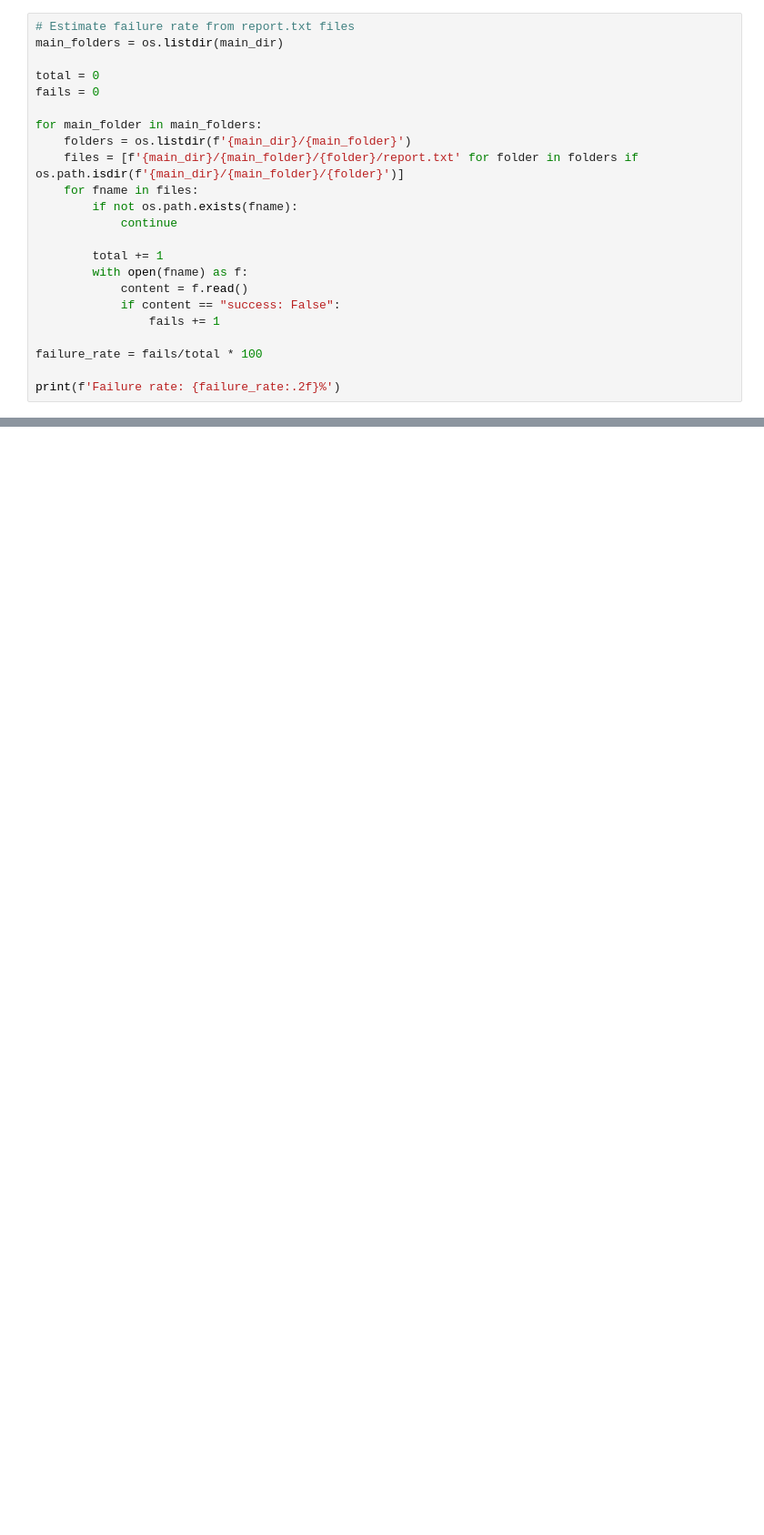
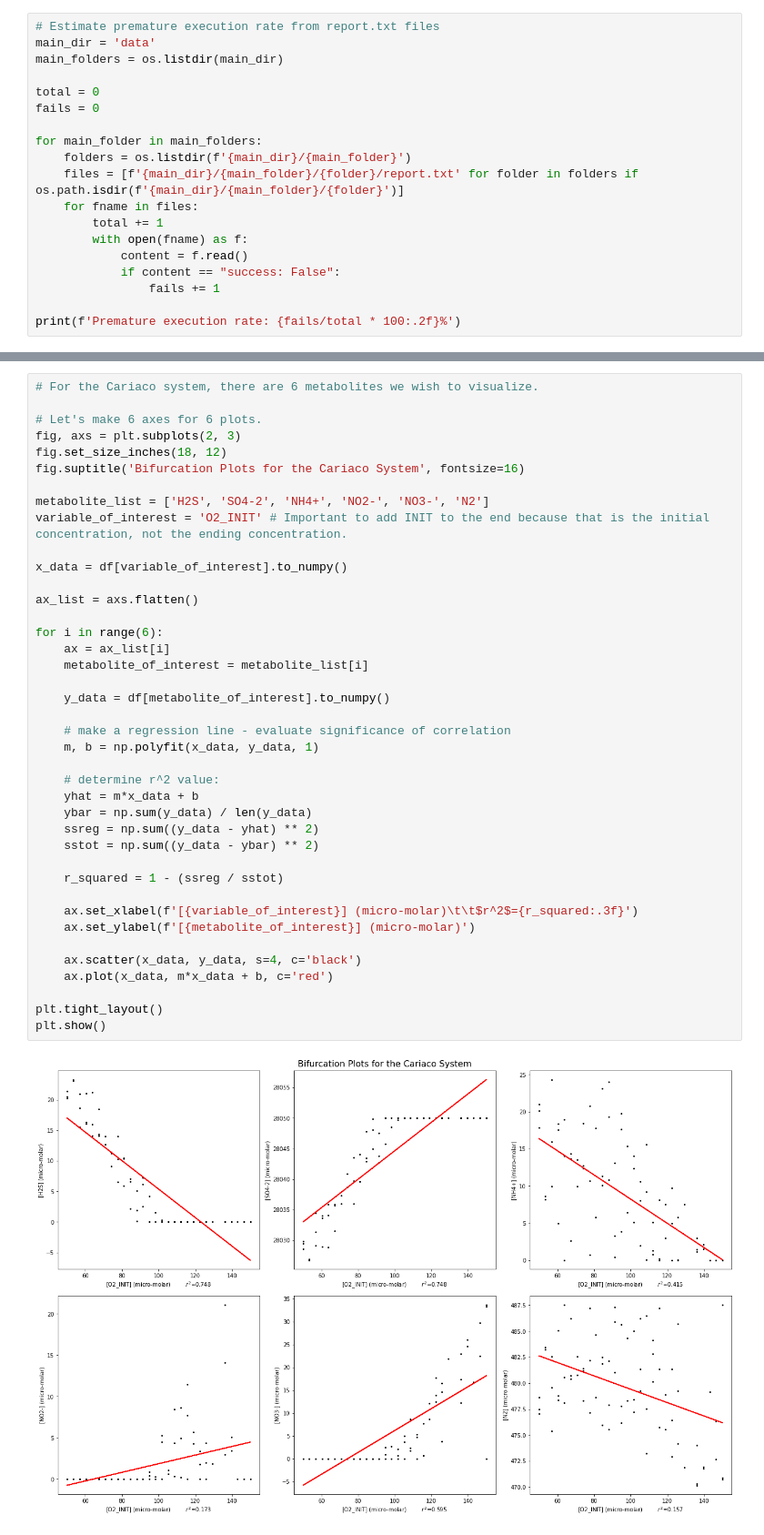
Before and after one commit to Gromulus-Romulus/Microbial-Metabolic-Network-Simulator, a Jupyter notebook: visualization.ipynb, the cells around one changed output, grey strips where cells are left out. Shown: that part at 91% size. Cells and saved outputs as stored; diff of their text form; blank space fills up the shorter version.

```diff
--- a/visualization.ipynb
+++ b/visualization.ipynb
@@ -51,5 +53,6 @@ print(spread_data)
 # %%
-# Estimate failure rate from report.txt files
+# Estimate premature execution rate from report.txt files
+main_dir = 'data'
 main_folders = os.listdir(main_dir)
 
 total = 0
@@ -59,16 +62,11 @@ for main_folder in main_folders:
     folders = os.listdir(f'{main_dir}/{main_folder}')
     files = [f'{main_dir}/{main_folder}/{folder}/report.txt' for folder in folders if os.path.isdir(f'{main_dir}/{main_folder}/{folder}')]
     for fname in files:
-        if not os.path.exists(fname):
-            continue
-
         total += 1
         with open(fname) as f:
             content = f.read()
             if content == "success: False":
                 fails += 1
 
-failure_rate = fails/total * 100
-
-print(f'Failure rate: {failure_rate:.2f}%')
+print(f'Premature execution rate: {fails/total * 100:.2f}%')
 # %% [output]
@@ -83,0 +78,42 @@ plt.show()
+# %%
+# For the Cariaco system, there are 6 metabolites we wish to visualize.
+
+# Let's make 6 axes for 6 plots.
+fig, axs = plt.subplots(2, 3)
+fig.set_size_inches(18, 12)
+fig.suptitle('Bifurcation Plots for the Cariaco System', fontsize=16)
+
+metabolite_list = ['H2S', 'SO4-2', 'NH4+', 'NO2-', 'NO3-', 'N2']
+variable_of_interest = 'O2_INIT' # Important to add INIT to the end because that is the initial concentration, not the ending concentration.
+
+x_data = df[variable_of_interest].to_numpy()
+
+ax_list = axs.flatten()
+
+for i in range(6):
+    ax = ax_list[i]
+    metabolite_of_interest = metabolite_list[i]
+
+    y_data = df[metabolite_of_interest].to_numpy()
+
+    # make a regression line - evaluate significance of correlation
+    m, b = np.polyfit(x_data, y_data, 1)
+
+    # determine r^2 value:
+    yhat = m*x_data + b
+    ybar = np.sum(y_data) / len(y_data)
+    ssreg = np.sum((y_data - yhat) ** 2)
+    sstot = np.sum((y_data - ybar) ** 2)
+
+    r_squared = 1 - (ssreg / sstot)
+
+    ax.set_xlabel(f'[{variable_of_interest}] (micro-molar)\t\t$r^2$={r_squared:.3f}')
+    ax.set_ylabel(f'[{metabolite_of_interest}] (micro-molar)')
+
+    ax.scatter(x_data, y_data, s=4, c='black')
+    ax.plot(x_data, m*x_data + b, c='red')
+
+plt.tight_layout()
+plt.show()
+# %% [output]
+[figure, added]
```
Also changed, not shown: parts of 10 cells of this notebook, 20 other files.
